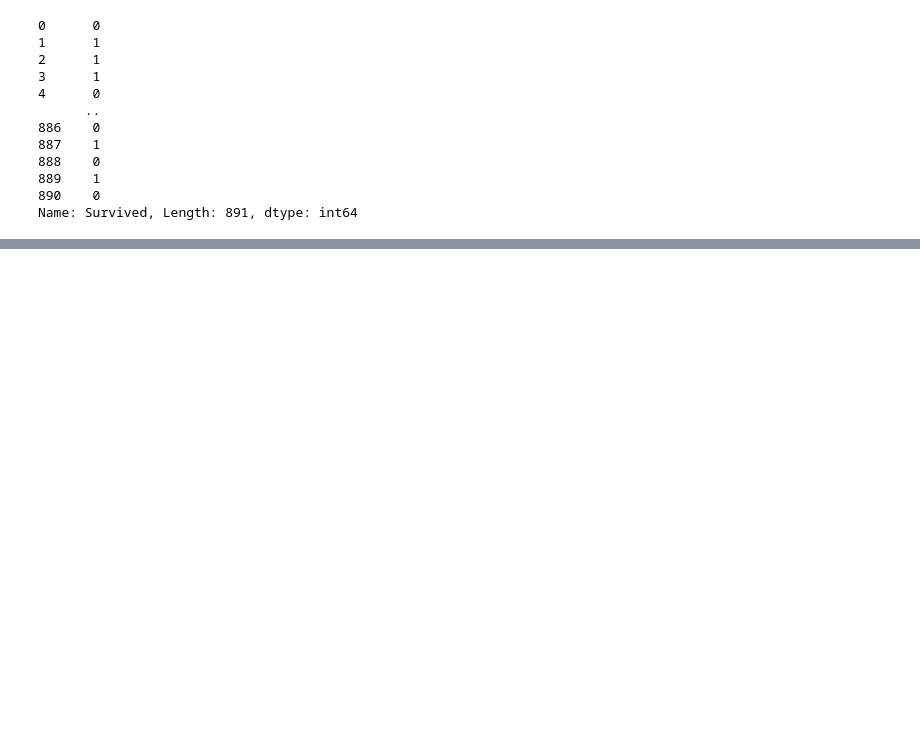
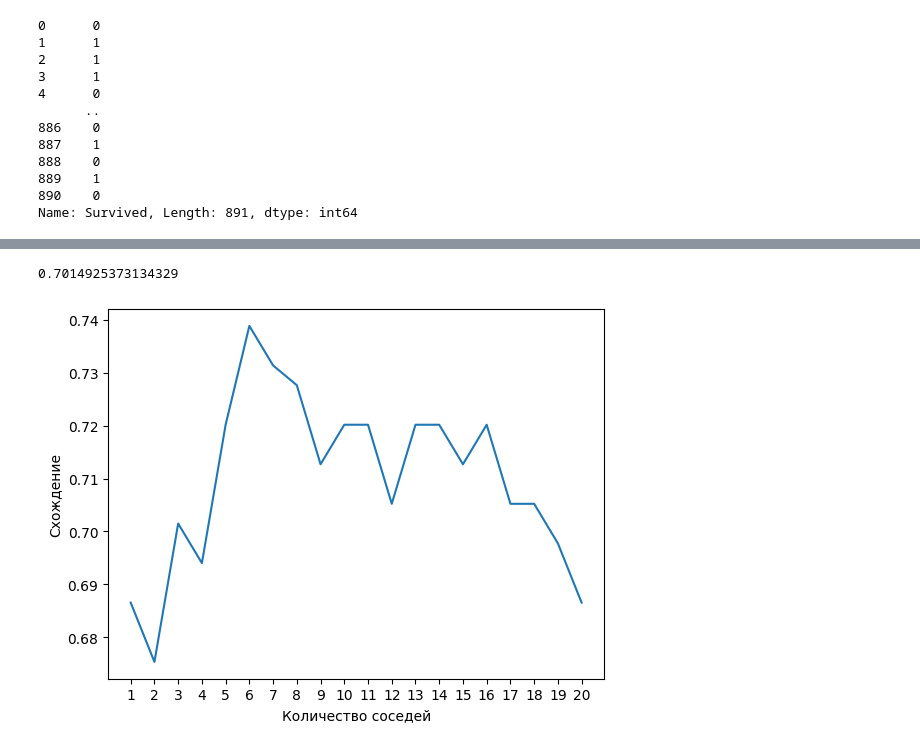
Before and after one commit to DoctorSB/vk_education, a Jupyter notebook: sklearn.ipynb, the cells around one changed output, grey strips where cells are left out. Drawn from its saved outputs; the diff is of its cells as text; code cells hidden in the pictures; blank space fills up the shorter version.

```diff
--- a/sklearn.ipynb
+++ b/sklearn.ipynb
@@ -173,0 +177,4 @@ train_data, val_data, train_y, val_y = train_test_split(data, y, test_size=0.3)
+# %%
+knn = KNeighborsClassifier(n_neighbors=3)
+# %%
+knn.fit(train_data, train_y)
@@ -173,0 +183,3 @@ train_data, val_data, train_y, val_y = train_test_split(data, y, test_size=0.3)
+# %%
+predicted = knn.predict(val_data) #обучение можели
+predicted # ответы обученной модели
@@ -173,0 +216,21 @@ train_data, val_data, train_y, val_y = train_test_split(data, y, test_size=0.3)
+# %%
+accuracy_score(predicted, val_y) # сравнение ответов модели и правильных
+# %% [output]
+0.7014925373134329
+# %%
+val_scores = []
+for i in range(1, 21):
+    knn = KNeighborsClassifier(n_neighbors=i)
+    knn.fit(train_data, train_y)
+    predicted = knn.predict(val_data)
+    acc_score = accuracy_score(predicted, val_y)
+
+    val_scores.append(acc_score)
+# %%
+plt.plot(list(range(1,21)), val_scores)
+plt.xticks(list(range(1,21)))
+plt.xlabel('Количество соседей')
+plt.ylabel('Схождение')
+plt.show()
+# %% [output]
+[figure, added]
```
Also changed, not shown: parts of 11 cells of this notebook, 1 other file.
